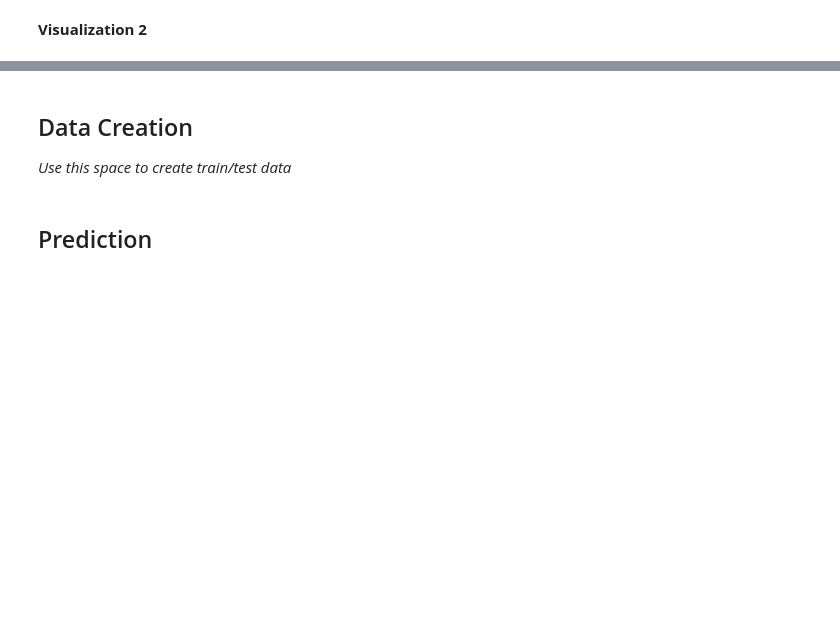
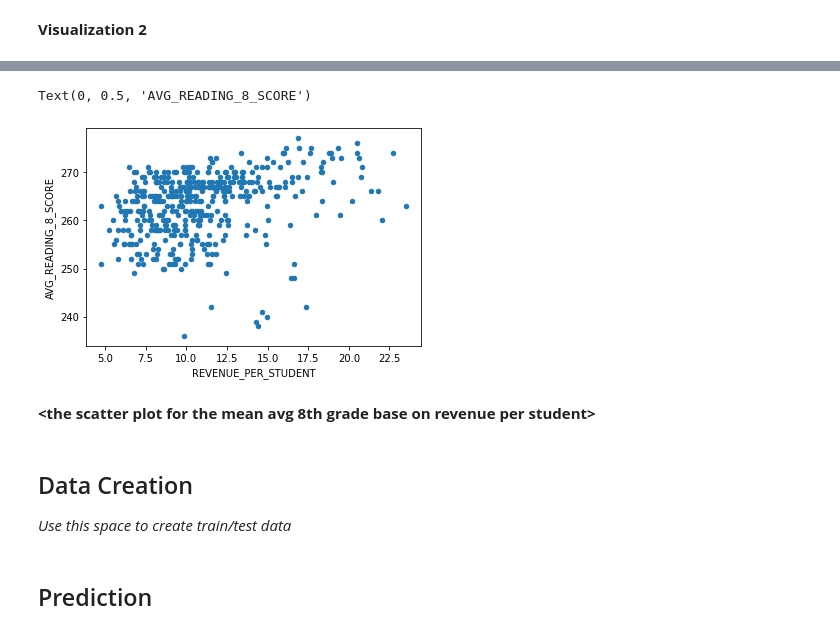
Before and after one commit to borenke/mdst_tutorials, a Jupyter notebook: tutorial/checkpoint2/checkpoint2.ipynb, the cells around one changed output, grey strips where cells are left out. Cells and saved outputs as stored; diff of their text form; code cells hidden in the pictures; blank space fills up the shorter version.

```diff
--- a/tutorial/checkpoint2/checkpoint2.ipynb
+++ b/tutorial/checkpoint2/checkpoint2.ipynb
@@ -135,3 +162,12 @@ Use any graph you wish to see the relationship of your chosen outcome variable w
+# %%
+df.plot.scatter(x='REVENUE_PER_STUDENT',y='AVG_READING_8_SCORE')
+plt.xlabel('REVENUE_PER_STUDENT')
+plt.ylabel('AVG_READING_8_SCORE')
+# %% [output]
+Text(0, 0.5, 'AVG_READING_8_SCORE')
+[figure, added]
+# %% [markdown]
+**<the scatter plot for the mean avg 8th grade base on revenue per student>**
 # %% [markdown]
 <h2> Data Creation </h2>
 
```
Also changed, not shown: parts of 26 cells of this notebook, 1 other file.
